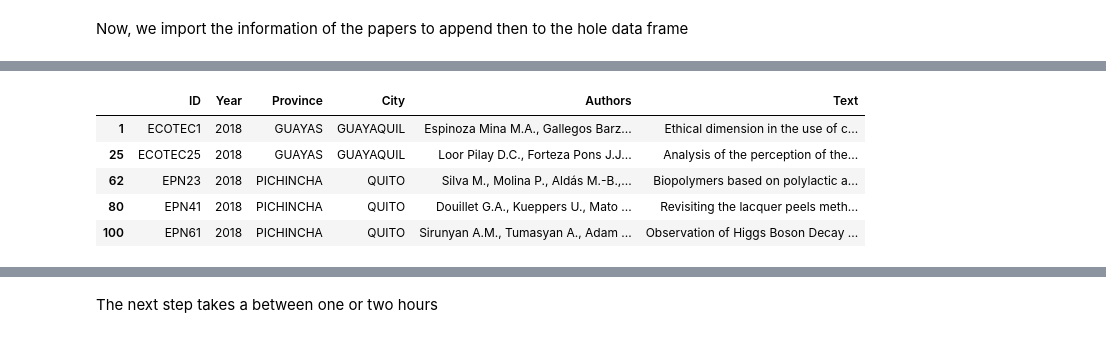
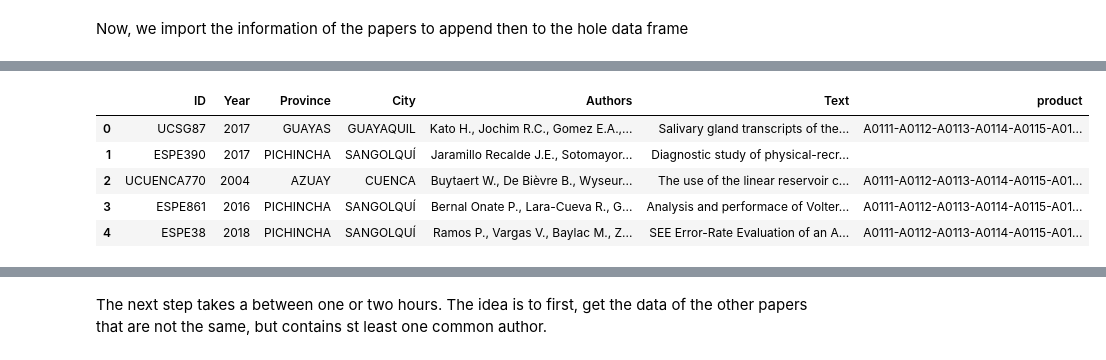
Before and after one commit to elmarcellotc/undergradute-thesis, a Jupyter notebook: application/documentation/similarity_cutoff.ipynb, the cells around one changed output, grey strips where cells are left out. Saved outputs shown, nothing was run; the diff lists cells and outputs as text; code cells hidden in the pictures.

```diff
--- a/application/documentation/similarity_cutoff.ipynb
+++ b/application/documentation/similarity_cutoff.ipynb
@@ -177,0 +130,15 @@ UnboundLocalError: local variable 'y' referenced before assignment
+# %%
+papers_list = [None]*len(similarity)
+
+code_list = similarity.columns.to_numpy()
+
+classification_list = list(
+    map(
+        lambda X, Y: ('-').join(
+            [x for y in Y for x in X if y >= 0.75]
+        ), [code_list]*len(similarity), similarity_matrix
+    )
+)
+
+papers = pd.DataFrame({'ID':similarity.index.to_list(), 'product':classification_list})
+papers
@@ -178,2 +159,11 @@ UnboundLocalError: local variable 'y' referenced before assignment
 # %% [markdown]
 Now, we import the information of the papers to append then to the hole data frame
+# %%
+complete = pd.read_csv('treatment_data/complete.csv')
+
+with open('outputs/tables/papers_data.tex','w') as tf:
+    tf.write(complete.iloc[preview_list, preview_list].to_latex(index=False))
+
+display(complete.iloc[preview_list, :])
+
+complete = complete.iloc[show_rows, :]
@@ -180,27 +177,21 @@ Now, we import the information of the papers to append then to the hole data fra
 # %%
-# And now I merge the data. It is important to get the ID as column and not as index
-similarity.reset_index(inplace=True)
-
 # Now, I add the province of the paper, and the province of the paper, and the city
 
-papers1 = papers.T
-papers1.reset_index(inplace=True)
-papers1 = papers1.rename(columns={'index':'ID'})
-
+papers1 = papers
 # Be sure taht you have the IDs columns as str
 complete['ID'] = complete['ID'].astype(str)
-papers1['ID'] = similarity['ID']
+papers1['ID'] = papers1['ID'].astype(str)
 
 # merge on the left
-papers1 = papers1.merge(complete, how='left', on='ID')
+papers1 = complete.merge(papers1, how='left', on='ID')
 
 # Save as latex to the paper
 
-display(papers1.iloc[[1,25,62,80,100], :])
+display(papers1.head())
 # %% [output]
-|  | ID | Year | Province | City | Authors | Text |
-| 1 | ECOTEC1 | 2018 | GUAYAS | GUAYAQUIL | Espinoza Mina M.A., Gallegos Barz... | Ethical dimension in the use of c... |
-| 25 | ECOTEC25 | 2018 | GUAYAS | GUAYAQUIL | Loor Pilay D.C., Forteza Pons J.J... | Analysis of the perception of the... |
-| 62 | EPN23 | 2018 | PICHINCHA | QUITO | Silva M., Molina P., Aldás M.-B.,... | Biopolymers based on polylactic a... |
-| 80 | EPN41 | 2018 | PICHINCHA | QUITO | Douillet G.A., Kueppers U., Mato ... | Revisiting the lacquer peels meth... |
-| 100 | EPN61 | 2018 | PICHINCHA | QUITO | Sirunyan A.M., Tumasyan A., Adam ... | Observation of Higgs Boson Decay ... |
+|  | ID | Year | Province | City | Authors | Text | product |
+| 0 | UCSG87 | 2017 | GUAYAS | GUAYAQUIL | Kato H., Jochim R.C., Gomez E.A.,... | Salivary gland transcripts of the... | A0111-A0112-A0113-A0114-A0115-A01... |
+| 1 | ESPE390 | 2017 | PICHINCHA | SANGOLQUÍ | Jaramillo Recalde J.E., Sotomayor... | Diagnostic study of physical-recr... |  |
+| 2 | UCUENCA770 | 2004 | AZUAY | CUENCA | Buytaert W., De Bièvre B., Wyseur... | The use of the linear reservoir c... | A0111-A0112-A0113-A0114-A0115-A01... |
+| 3 | ESPE861 | 2016 | PICHINCHA | SANGOLQUÍ | Bernal Onate P., Lara-Cueva R., G... | Analysis and performace of Volter... | A0111-A0112-A0113-A0114-A0115-A01... |
+| 4 | ESPE38 | 2018 | PICHINCHA | SANGOLQUÍ | Ramos P., Vargas V., Baylac M., Z... | SEE Error-Rate Evaluation of an A... | A0111-A0112-A0113-A0114-A0115-A01... |
@@ -213,2 +198,2 @@ display(papers1.iloc[[1,25,62,80,100], :])
 # %% [markdown]
-The next step takes a between one or two hours
+The next step takes a between one or two hours. The idea is to first, get the data of the other papers that are not the same, but contains st least one common author.
```
Also changed, not shown: parts of 11 cells of this notebook, 7 other files.
